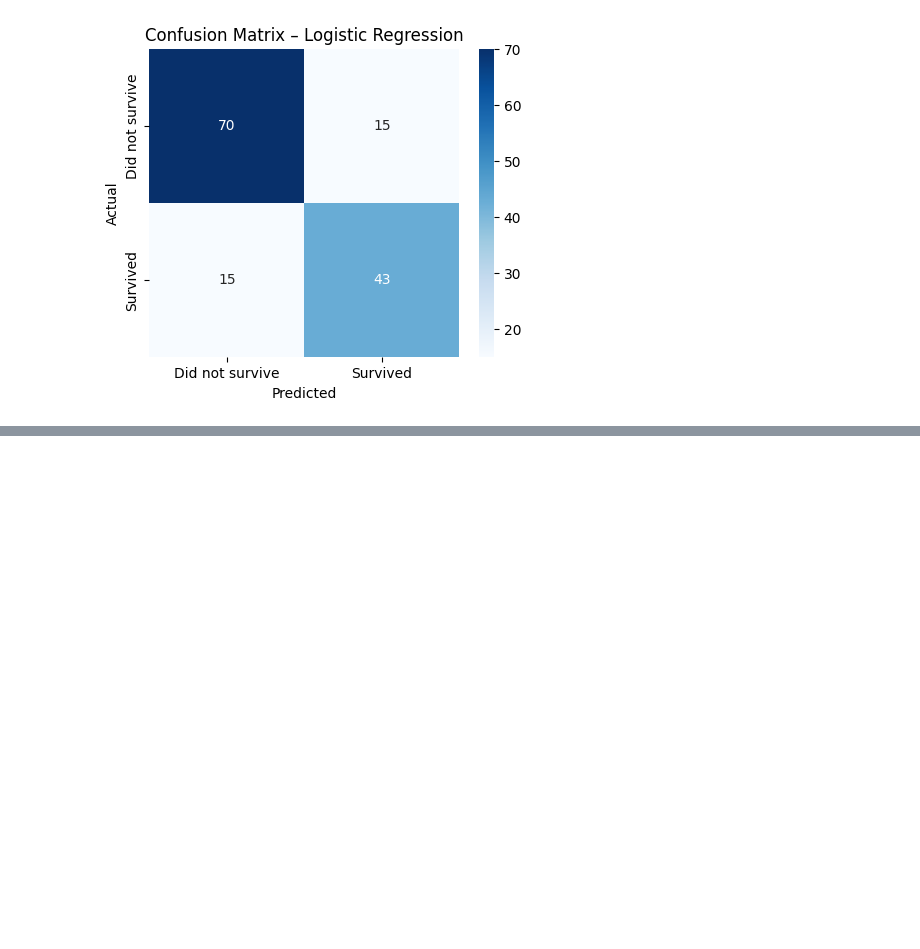
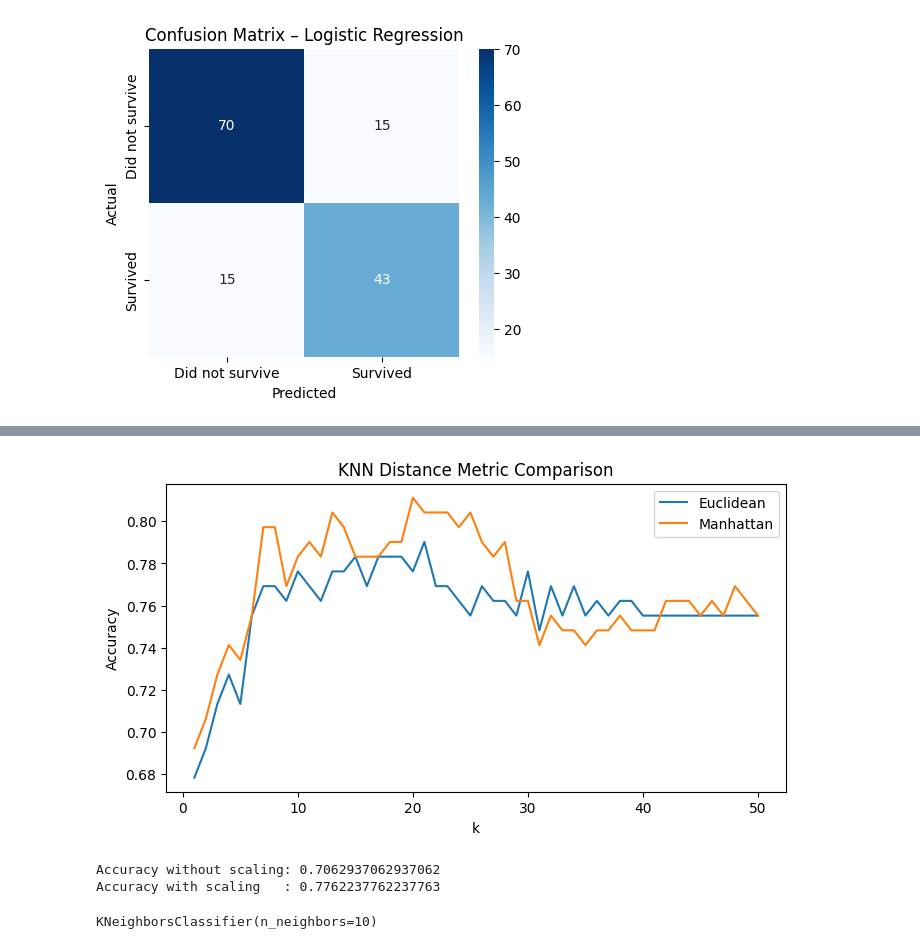
Before and after one commit to DovgaNik/intelligence_artificielle, a Jupyter notebook: theme3_titanic.ipynb, the cells around one changed output, grey strips where cells are left out. Cells and saved outputs as stored; diff of their text form; code cells hidden in the pictures; blank space fills up the shorter version.

```diff
--- a/theme3_titanic.ipynb
+++ b/theme3_titanic.ipynb
@@ -97,0 +151,22 @@ plt.show()
+# %%
+accuracies_manhattan = []
+
+for k in k_values:
+    knn = KNeighborsClassifier(
+        n_neighbors=k,
+        metric="manhattan"
+    )
+    knn.fit(x_train_scaled, y_train)
+    y_pred = knn.predict(x_test_scaled)
+    accuracies_manhattan.append(accuracy_score(y_test, y_pred))
+# %%
+plt.figure(figsize=(8, 4))
+plt.plot(k_values, accuracies_euclidean, label="Euclidean")
+plt.plot(k_values, accuracies_manhattan, label="Manhattan")
+plt.xlabel("k")
+plt.ylabel("Accuracy")
+plt.title("KNN Distance Metric Comparison")
+plt.legend()
+plt.show()
+# %% [output]
+[figure, added]
@@ -97,0 +179,12 @@ plt.show()
+# %%
+knn_scaled = KNeighborsClassifier(n_neighbors=10)
+knn_scaled.fit(x_train_scaled, y_train)
+y_pred_scaled = knn_scaled.predict(x_test_scaled)
+
+acc_scaled = accuracy_score(y_test, y_pred_scaled)
+
+print("Accuracy without scaling:", acc_unscaled)
+print("Accuracy with scaling   :", acc_scaled)
+# %% [output]
+Accuracy without scaling: 0.7062937062937062
+Accuracy with scaling   : 0.7762237762237763
@@ -97,0 +198,5 @@ plt.show()
+# %%
+knn = KNeighborsClassifier(n_neighbors=10)
+knn.fit(X_train_pca, y_train)
+# %% [output]
+KNeighborsClassifier(n_neighbors=10)
```
Also changed, not shown: parts of 7 cells of this notebook.
